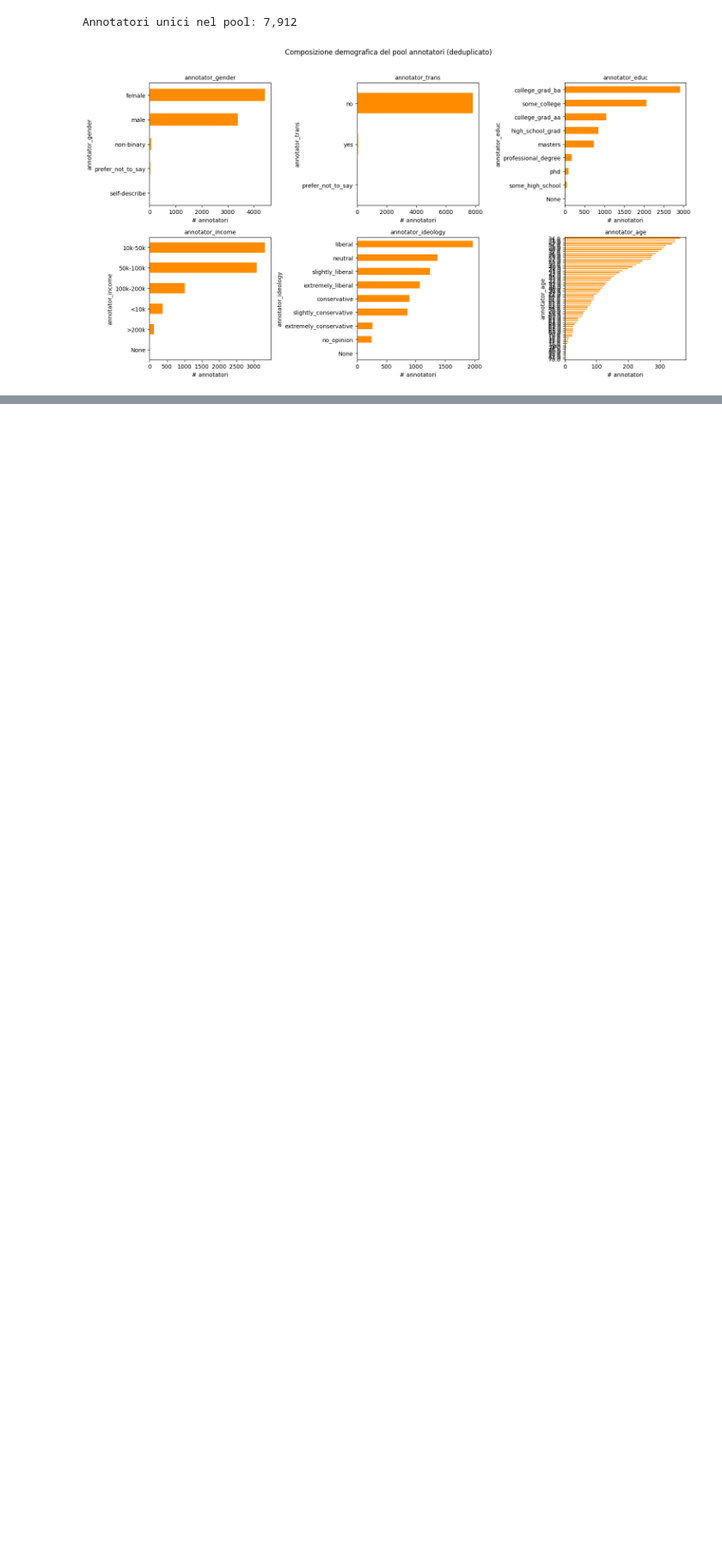
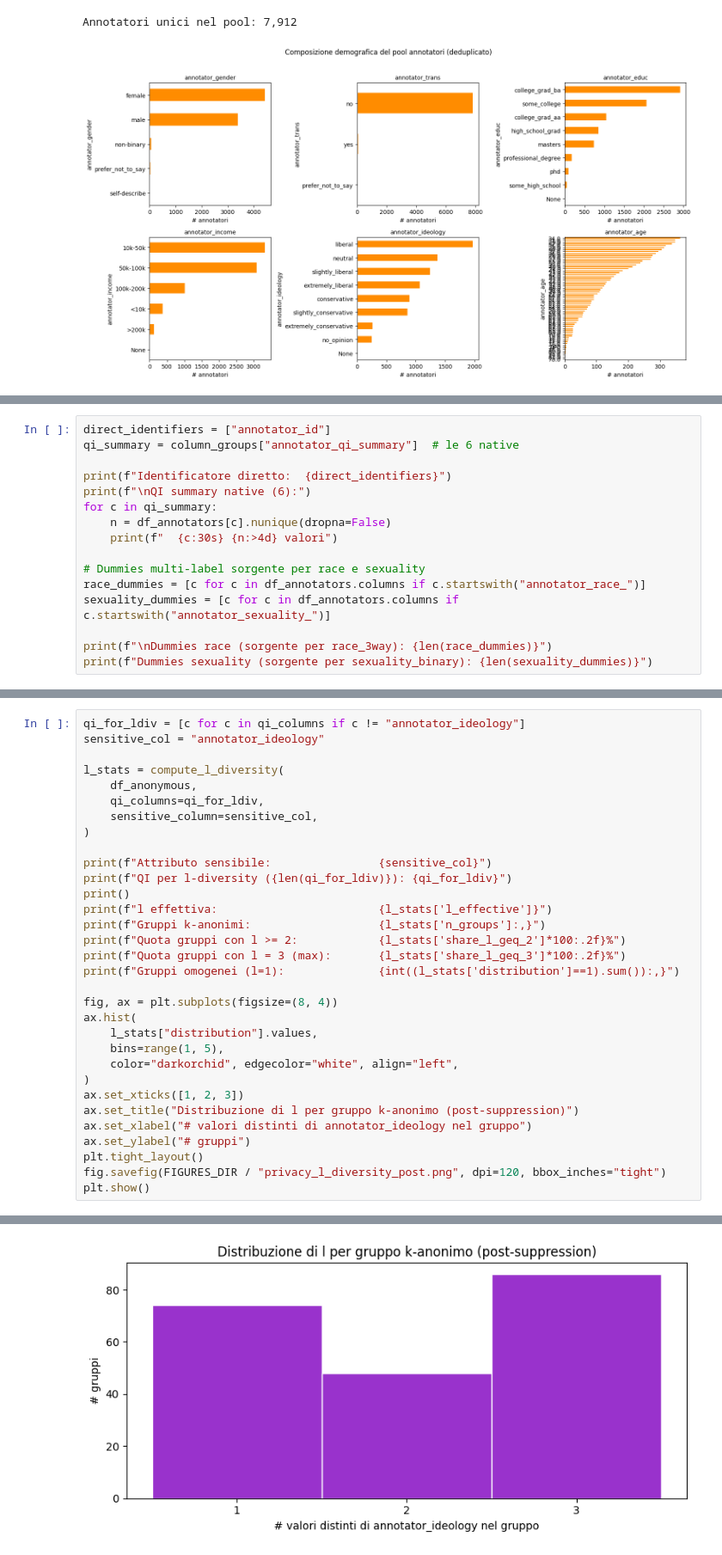
Before and after one commit to AndreaMorbello/measuring-hate-speech-audit, a Jupyter notebook: notebooks/audit.ipynb, the cells around one changed output, grey strips where cells are left out. Shown at 86% size. Cells and saved outputs as stored; diff of their text form; blank space fills up the shorter version.

```diff
--- a/notebooks/audit.ipynb
+++ b/notebooks/audit.ipynb
@@ -456,0 +537,16 @@ Le evidenze raccolte vincolano le scelte etiche dei capitoli successivi:
+# %%
+direct_identifiers = ["annotator_id"]
+qi_summary = column_groups["annotator_qi_summary"]  # le 6 native
+
+print(f"Identificatore diretto:  {direct_identifiers}")
+print(f"\nQI summary native (6):")
+for c in qi_summary:
+    n = df_annotators[c].nunique(dropna=False)
+    print(f"  {c:30s} {n:>4d} valori")
+
+# Dummies multi-label sorgente per race e sexuality
+race_dummies = [c for c in df_annotators.columns if c.startswith("annotator_race_")]
+sexuality_dummies = [c for c in df_annotators.columns if c.startswith("annotator_sexuality_")]
+
+print(f"\nDummies race (sorgente per race_3way): {len(race_dummies)}")
+print(f"Dummies sexuality (sorgente per sexuality_binary): {len(sexuality_dummies)}")
@@ -456,0 +825,33 @@ Le evidenze raccolte vincolano le scelte etiche dei capitoli successivi:
+# %%
+qi_for_ldiv = [c for c in qi_columns if c != "annotator_ideology"]
+sensitive_col = "annotator_ideology"
+
+l_stats = compute_l_diversity(
+    df_anonymous,
+    qi_columns=qi_for_ldiv,
+    sensitive_column=sensitive_col,
+)
+
+print(f"Attributo sensibile:                {sensitive_col}")
+print(f"QI per l-diversity ({len(qi_for_ldiv)}): {qi_for_ldiv}")
+print()
+print(f"l effettiva:                        {l_stats['l_effective']}")
+print(f"Gruppi k-anonimi:                   {l_stats['n_groups']:,}")
+print(f"Quota gruppi con l >= 2:            {l_stats['share_l_geq_2']*100:.2f}%")
+print(f"Quota gruppi con l = 3 (max):       {l_stats['share_l_geq_3']*100:.2f}%")
+print(f"Gruppi omogenei (l=1):              {int((l_stats['distribution']==1).sum()):,}")
+
+fig, ax = plt.subplots(figsize=(8, 4))
+ax.hist(
+    l_stats["distribution"].values,
+    bins=range(1, 5),
+    color="darkorchid", edgecolor="white", align="left",
+)
+ax.set_xticks([1, 2, 3])
+ax.set_title("Distribuzione di l per gruppo k-anonimo (post-suppression)")
+ax.set_xlabel("# valori distinti di annotator_ideology nel gruppo")
+ax.set_ylabel("# gruppi")
+plt.tight_layout()
+fig.savefig(FIGURES_DIR / "privacy_l_diversity_post.png", dpi=120, bbox_inches="tight")
+plt.show()
+# %% [output]
@@ -456,0 +866 @@ Le evidenze raccolte vincolano le scelte etiche dei capitoli successivi:
+[figure, added]
```
Also changed, not shown: parts of 51 cells of this notebook, 4 other files.
